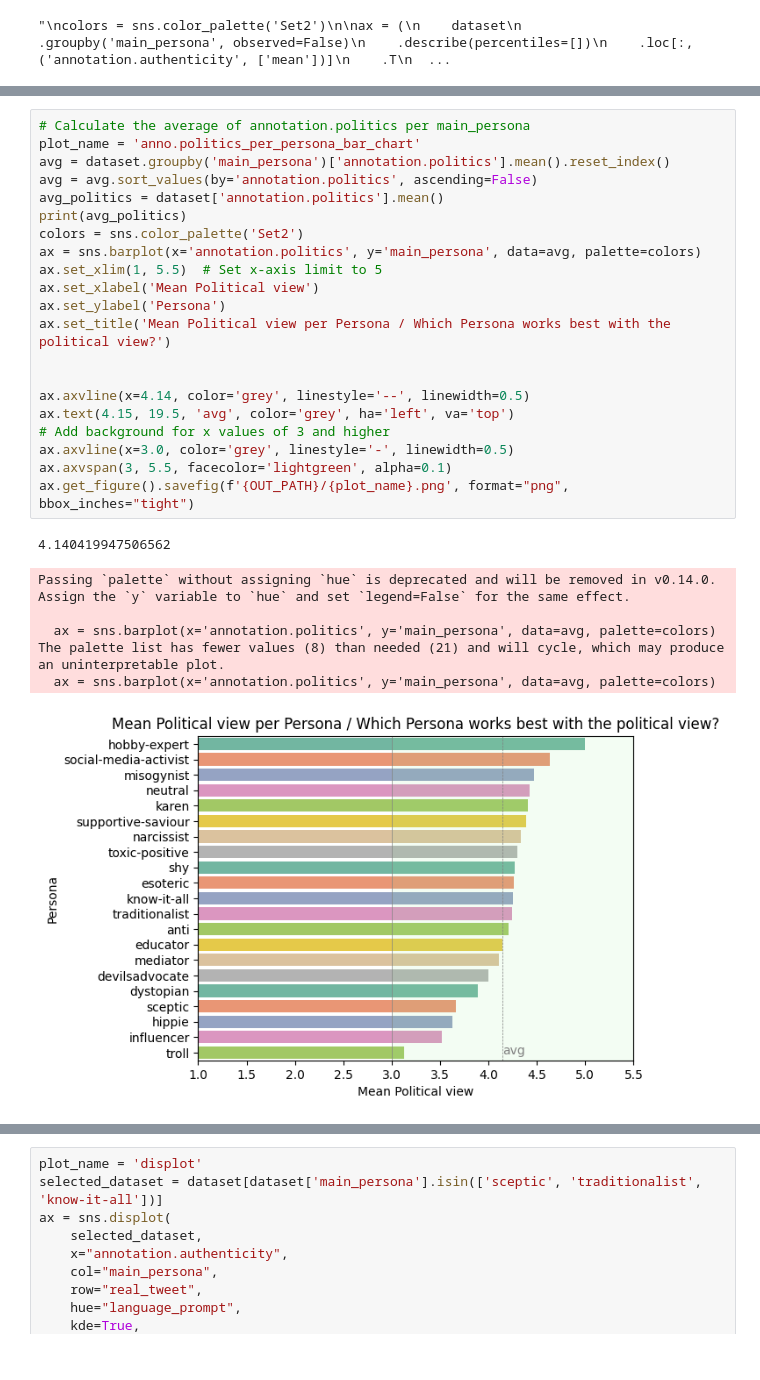
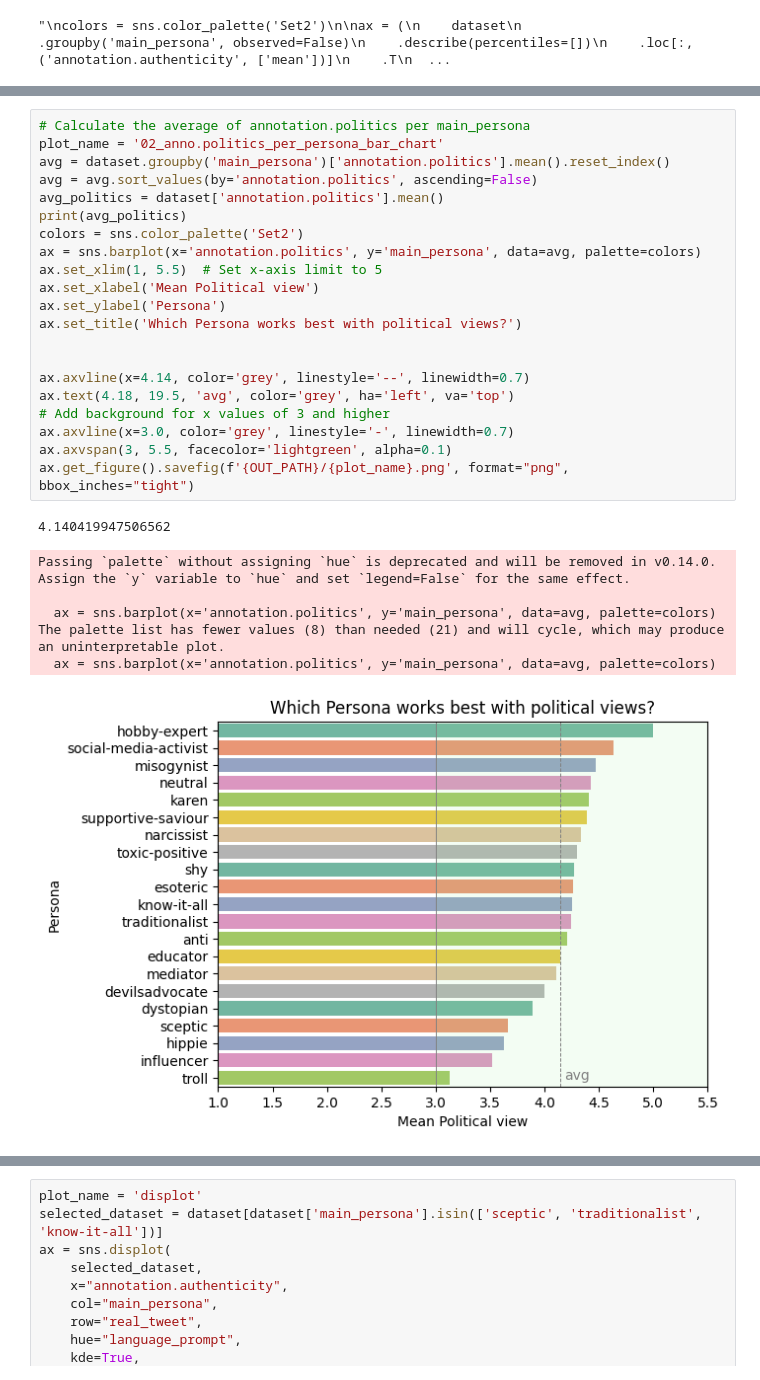
Before and after one commit to JanSt-nobot/TWON-Agents-RCS, a Jupyter notebook: experiments/RCS/0.1-Data-Processing.ipynb, the cells around one changed output, grey strips where cells are left out. Cells and saved outputs as stored; diff of their text form.

```diff
--- a/experiments/RCS/0.1-Data-Processing.ipynb
+++ b/experiments/RCS/0.1-Data-Processing.ipynb
@@ -239,33 +239,33 @@ The palette list has fewer values (8) than needed (21) and will cycle, which may
 [figure]
 # %%
 # Calculate the average of annotation.politics per main_persona
-plot_name = 'anno.politics_per_persona_bar_chart'
+plot_name = '02_anno.politics_per_persona_bar_chart'
 avg = dataset.groupby('main_persona')['annotation.politics'].mean().reset_index()
 avg = avg.sort_values(by='annotation.politics', ascending=False)
 avg_politics = dataset['annotation.politics'].mean()
 print(avg_politics)
 colors = sns.color_palette('Set2')
 ax = sns.barplot(x='annotation.politics', y='main_persona', data=avg, palette=colors)
 ax.set_xlim(1, 5.5)  # Set x-axis limit to 5
 ax.set_xlabel('Mean Political view')
 ax.set_ylabel('Persona')
-ax.set_title('Mean Political view per Persona / Which Persona works best with the political view?')
+ax.set_title('Which Persona works best with political views?')
 
 
-ax.axvline(x=4.14, color='grey', linestyle='--', linewidth=0.5)
-ax.text(4.15, 19.5, 'avg', color='grey', ha='left', va='top')
+ax.axvline(x=4.14, color='grey', linestyle='--', linewidth=0.7)
+ax.text(4.18, 19.5, 'avg', color='grey', ha='left', va='top')
 # Add background for x values of 3 and higher
-ax.axvline(x=3.0, color='grey', linestyle='-', linewidth=0.5)
+ax.axvline(x=3.0, color='grey', linestyle='-', linewidth=0.7)
 ax.axvspan(3, 5.5, facecolor='lightgreen', alpha=0.1)
 ax.get_figure().savefig(f'{OUT_PATH}/{plot_name}.png', format="png", bbox_inches="tight")
 # %% [output]
 4.140419947506562
 Passing `palette` without assigning `hue` is deprecated and will be removed in v0.14.0. Assign the `y` variable to `hue` and set `legend=False` for the same effect.
 
   ax = sns.barplot(x='annotation.politics', y='main_persona', data=avg, palette=colors)
 The palette list has fewer values (8) than needed (21) and will cycle, which may produce an uninterpretable plot.
   ax = sns.barplot(x='annotation.politics', y='main_persona', data=avg, palette=colors)
-[figure, old version]
+[figure, new version]
 # %%
 
 # Calculate the average of annotation.persona per main_persona
```
Also changed, not shown: parts of 5 cells of this notebook, 6 other files.
